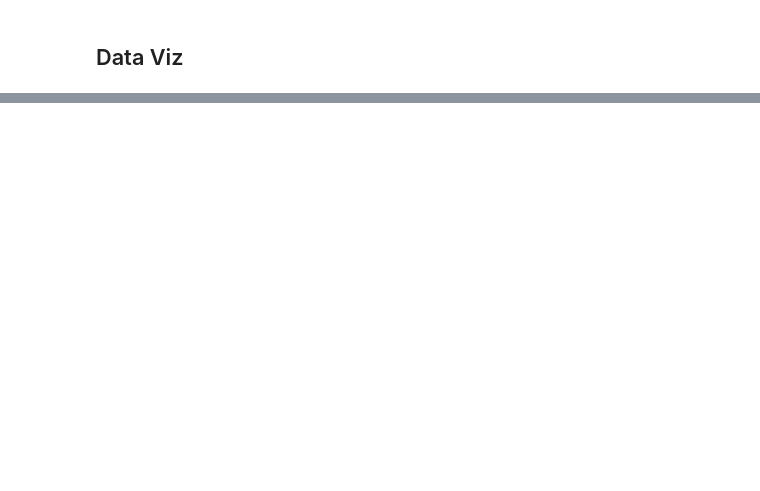
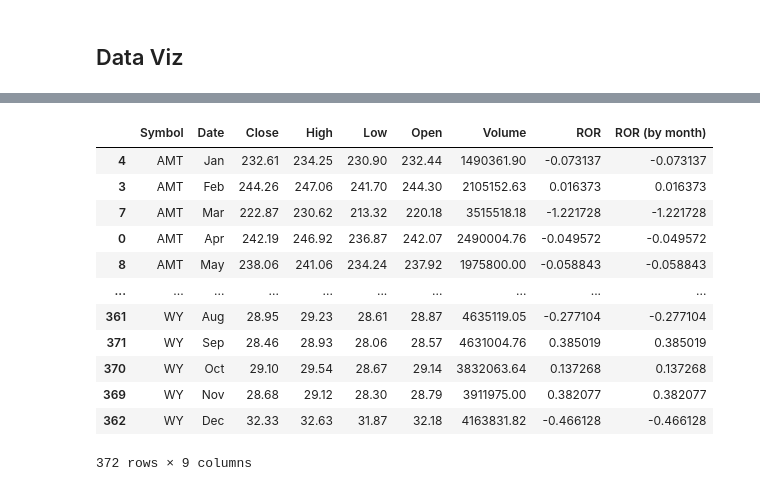
Before and after one commit to icherniavskyi/project-1, a Jupyter notebook: data_analysis.ipynb, the cells around one changed output, grey strips where cells are left out. Drawn from its saved outputs; the diff is of its cells as text; code cells hidden in the pictures; blank space fills up the shorter version.

```diff
--- a/data_analysis.ipynb
+++ b/data_analysis.ipynb
@@ -255,0 +245,18 @@ plt.show()
+# %%
+# Calculating Monthly ROR
+final_stock['ROR (by month)'] = ((final_stock['Open']-final_stock["Close"])/final_stock['Open'])*100
+final_stock
+# %% [output]
+|  | Symbol | Date | Close | High | Low | Open | Volume | ROR | ROR (by month) |
+| 4 | AMT | Jan | 232.61 | 234.25 | 230.90 | 232.44 | 1490361.90 | -0.073137 | -0.073137 |
+| 3 | AMT | Feb | 244.26 | 247.06 | 241.70 | 244.30 | 2105152.63 | 0.016373 | 0.016373 |
+| 7 | AMT | Mar | 222.87 | 230.62 | 213.32 | 220.18 | 3515518.18 | -1.221728 | -1.221728 |
+| 0 | AMT | Apr | 242.19 | 246.92 | 236.87 | 242.07 | 2490004.76 | -0.049572 | -0.049572 |
+| 8 | AMT | May | 238.06 | 241.06 | 234.24 | 237.92 | 1975800.00 | -0.058843 | -0.058843 |
+| ... | ... | ... | ... | ... | ... | ... | ... | ... | ... |
+| 361 | WY | Aug | 28.95 | 29.23 | 28.61 | 28.87 | 4635119.05 | -0.277104 | -0.277104 |
+| 371 | WY | Sep | 28.46 | 28.93 | 28.06 | 28.57 | 4631004.76 | 0.385019 | 0.385019 |
+| 370 | WY | Oct | 29.10 | 29.54 | 28.67 | 29.14 | 3832063.64 | 0.137268 | 0.137268 |
+| 369 | WY | Nov | 28.68 | 29.12 | 28.30 | 28.79 | 3911975.00 | 0.382077 | 0.382077 |
+| 362 | WY | Dec | 32.33 | 32.63 | 31.87 | 32.18 | 4163831.82 | -0.466128 | -0.466128 |
+372 rows × 9 columns
```
Also changed, not shown: parts of 6 cells of this notebook.
